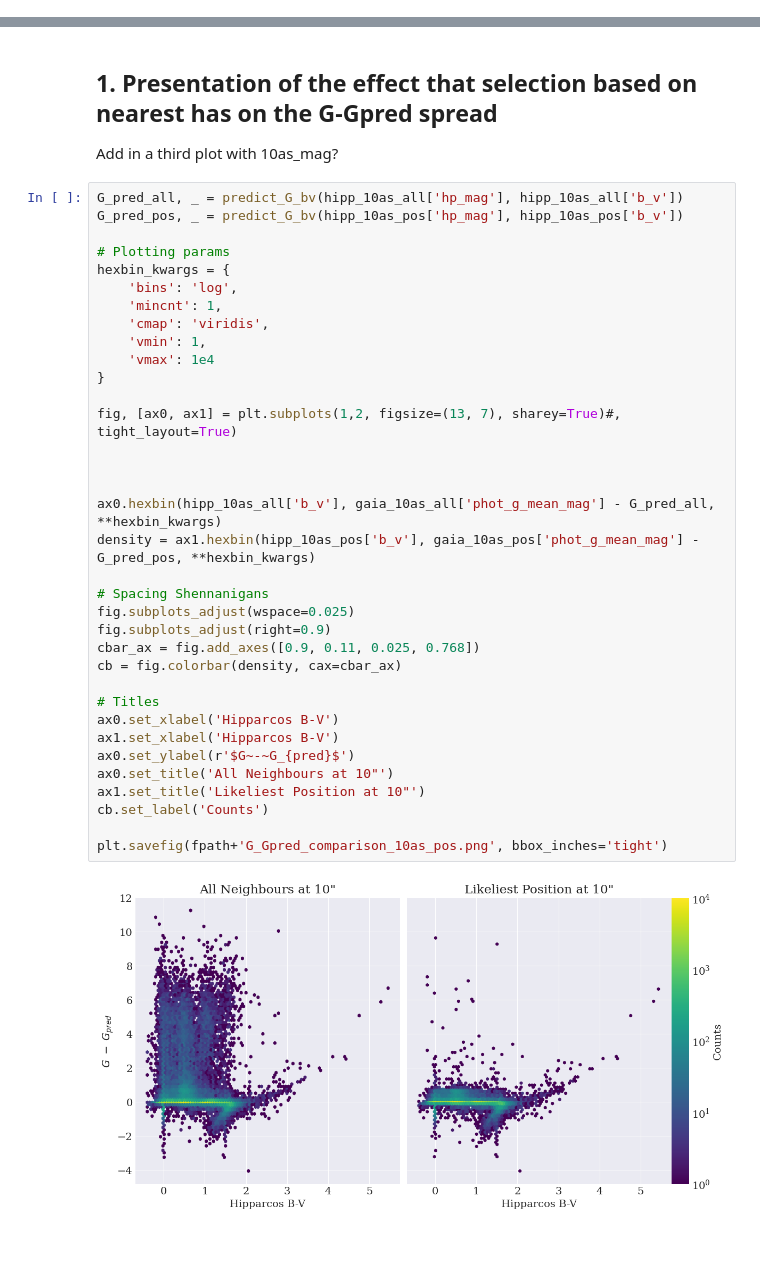
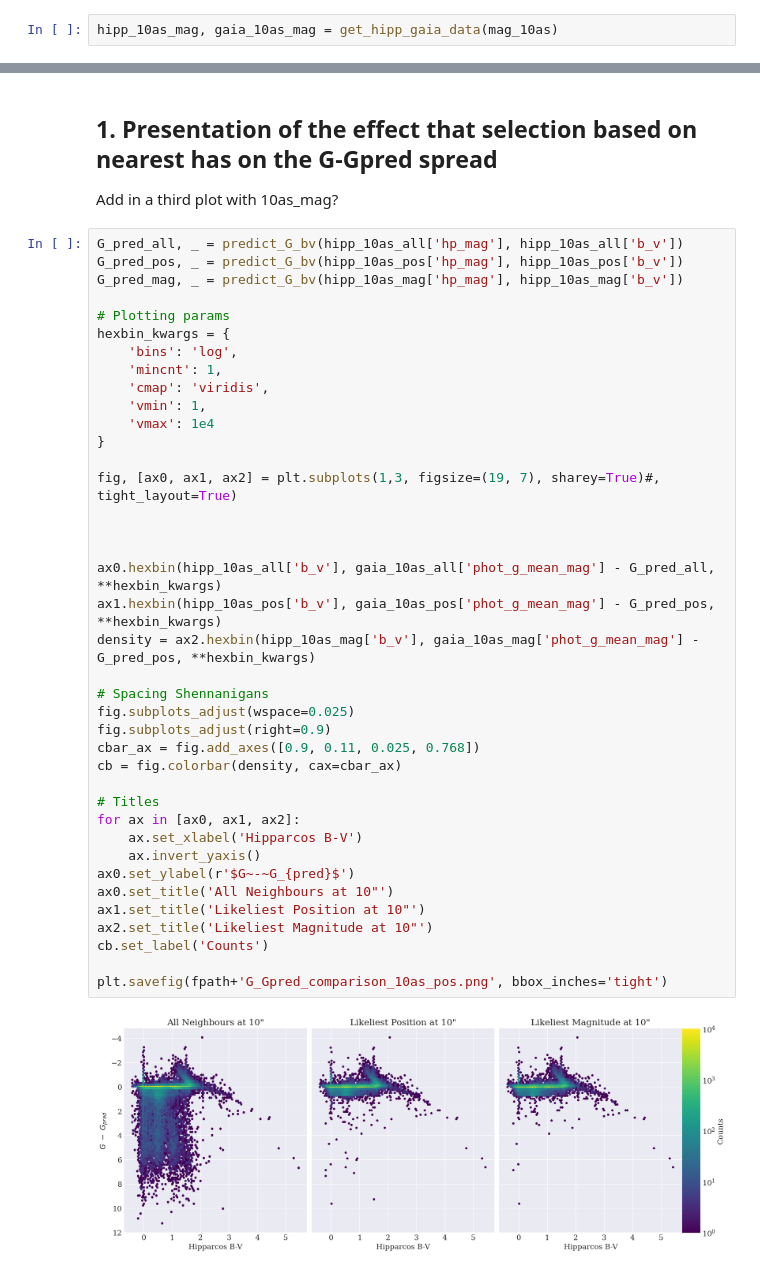
Before and after one commit to RenVit318/masterproject, a Jupyter notebook: src/notebooks/full_crossmatch_study.ipynb, the cells around one changed output, grey strips where cells are left out. Drawn from its saved outputs; the diff is of its cells as text; blank space fills up the shorter version.

```diff
--- a/src/notebooks/full_crossmatch_study.ipynb
+++ b/src/notebooks/full_crossmatch_study.ipynb
@@ -205,6 +206,8 @@ Here we investigate specifically the 10as crossmatch with the likeliest position
 This might be a method, on top of the brightnesses to investigate whether or not two objects really match
 # %%
 hipp_10as_pos, gaia_10as_pos = get_hipp_gaia_data(pos_10as)
+# %%
+hipp_10as_mag, gaia_10as_mag = get_hipp_gaia_data(mag_10as)
 # %%
 delta_pmra = np.abs(hipp_10as_pos['pm_ra'] - gaia_10as_pos['pmra_prop'])
 delta_pmde = np.abs(hipp_10as_pos['pm_de'] - gaia_10as_pos['pmdec_prop'])
@@ -331,37 +397,41 @@ Add in a third plot with 10as_mag?
 # %%
 G_pred_all, _ = predict_G_bv(hipp_10as_all['hp_mag'], hipp_10as_all['b_v'])
 G_pred_pos, _ = predict_G_bv(hipp_10as_pos['hp_mag'], hipp_10as_pos['b_v'])
+G_pred_mag, _ = predict_G_bv(hipp_10as_mag['hp_mag'], hipp_10as_mag['b_v'])
 
 # Plotting params
 hexbin_kwargs = {
     'bins': 'log',
     'mincnt': 1,
     'cmap': 'viridis',
     'vmin': 1,
     'vmax': 1e4
 }
 
-fig, [ax0, ax1] = plt.subplots(1,2, figsize=(13, 7), sharey=True)#, tight_layout=True)
+fig, [ax0, ax1, ax2] = plt.subplots(1,3, figsize=(19, 7), sharey=True)#, tight_layout=True)
 
 
 
 ax0.hexbin(hipp_10as_all['b_v'], gaia_10as_all['phot_g_mean_mag'] - G_pred_all, **hexbin_kwargs)
-density = ax1.hexbin(hipp_10as_pos['b_v'], gaia_10as_pos['phot_g_mean_mag'] - G_pred_pos, **hexbin_kwargs)
+ax1.hexbin(hipp_10as_pos['b_v'], gaia_10as_pos['phot_g_mean_mag'] - G_pred_pos, **hexbin_kwargs)
+density = ax2.hexbin(hipp_10as_mag['b_v'], gaia_10as_mag['phot_g_mean_mag'] - G_pred_pos, **hexbin_kwargs)
 
 # Spacing Shennanigans
 fig.subplots_adjust(wspace=0.025)
 fig.subplots_adjust(right=0.9)
 cbar_ax = fig.add_axes([0.9, 0.11, 0.025, 0.768])
 cb = fig.colorbar(density, cax=cbar_ax)
 
 # Titles
-ax0.set_xlabel('Hipparcos B-V')
-ax1.set_xlabel('Hipparcos B-V')
+for ax in [ax0, ax1, ax2]:
+    ax.set_xlabel('Hipparcos B-V')
+    ax.invert_yaxis()
 ax0.set_ylabel(r'$G~-~G_{pred}$')
 ax0.set_title('All Neighbours at 10"')
 ax1.set_title('Likeliest Position at 10"')
+ax2.set_title('Likeliest Magnitude at 10"')
 cb.set_label('Counts')
 
 plt.savefig(fpath+'G_Gpred_comparison_10as_pos.png', bbox_inches='tight')
 # %% [output]
-[figure, old version]
+[figure, new version]
```
Also changed, not shown: parts of 17 cells of this notebook.
